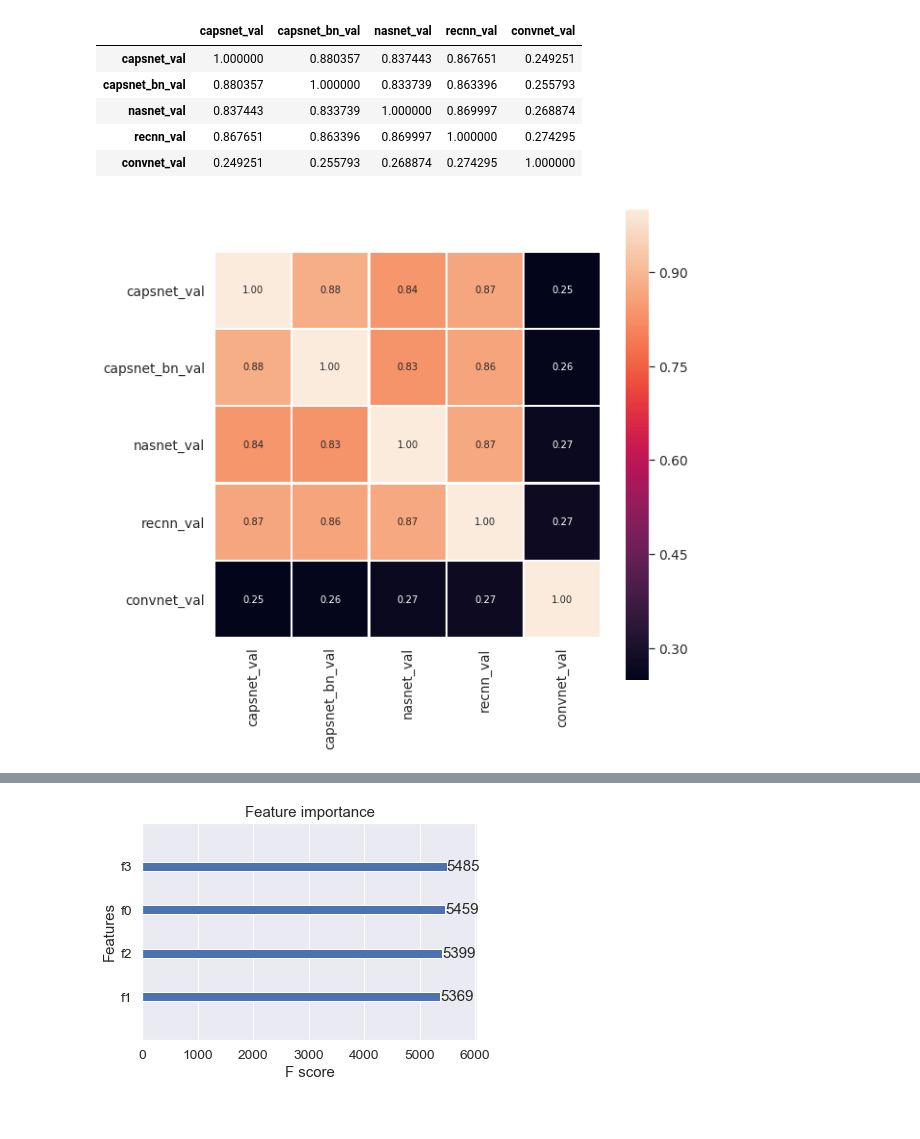
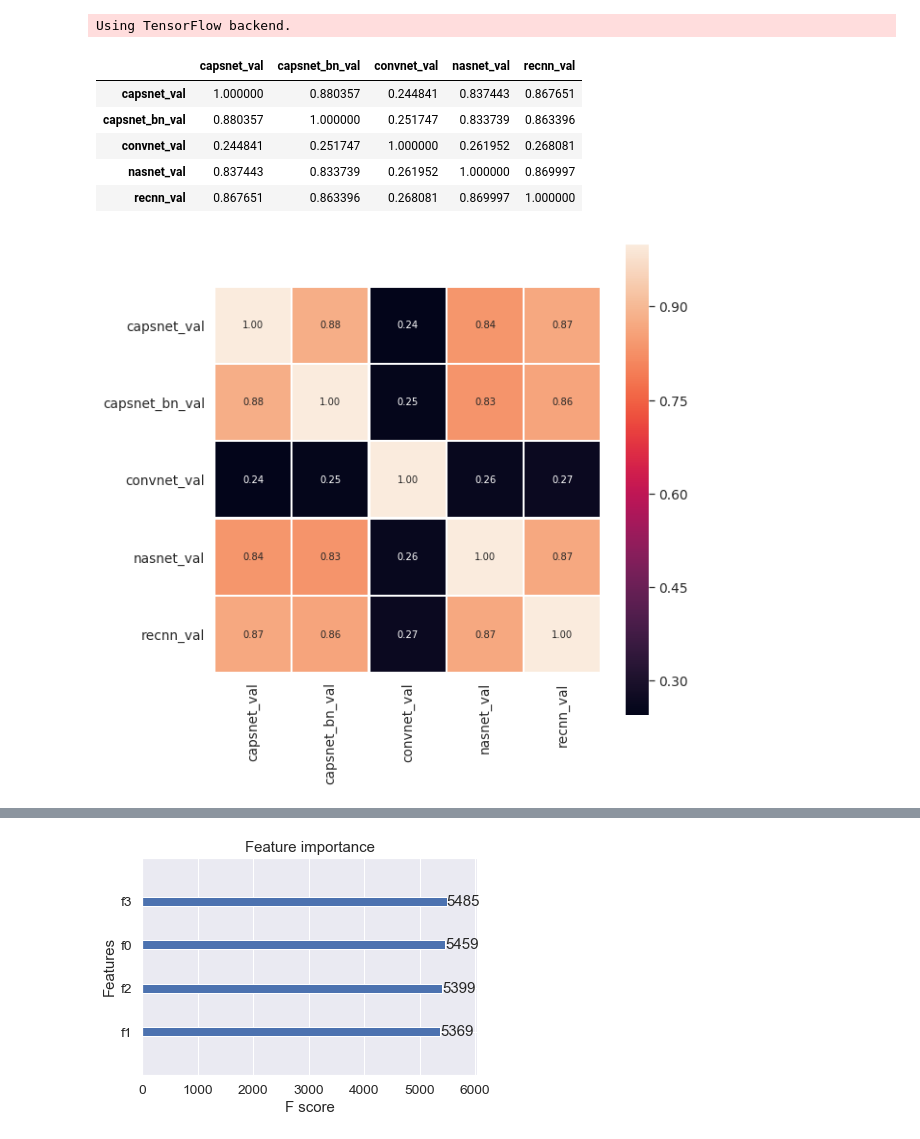
Before and after one commit to stephandooper/ismi, a Jupyter notebook: Project/XGboost_ensemble.ipynb, the cells around one changed output, grey strips where cells are left out. Drawn from its saved outputs; the diff is of its cells as text; code cells hidden in the pictures.

```diff
--- a/Project/XGboost_ensemble.ipynb
+++ b/Project/XGboost_ensemble.ipynb
@@ -8,30 +8,32 @@ from xgboost import XGBClassifier, plot_importance
 from sklearn.metrics import accuracy_score
 import seaborn as sns
 import matplotlib.pyplot as plt
+import os
+os.environ['HDF5_USE_FILE_LOCKING'] = 'FALSE'
+# %% [output]
+Using TensorFlow backend.
 # %%
 # TODO fill this cell out
 
 # Give this run a title
-run = 'capsnet_15+capsnet_bn+nasnet_15+recnn_15_aug'
+run = 'capsnet_15+capsnet_bn+nasnet_15+recnn_15_aug_klaus'
 #run = 'capsnet_15+capsnet_bn+convnet_15+nasnet_15+recnn_15_aug'
 
 # Add validation files
 capsnet_val = pd.read_csv('./ensemble/validation_capsnet_15epoch_aug.csv')
 capsnet_bn_val = pd.read_csv('./ensemble/validation_capsnet_bn_15epochs.csv')
-convnet_val = pd.read_csv('./ensemble/validation_convnet_augmentation (2).csv')
+convnet_val = pd.read_csv('./ensemble/validation_convnet_augmentation.csv')
 nasnet_val = pd.read_csv('./ensemble/validation_Nasnet_15epoch_aug.csv')
 recnn_val = pd.read_csv('./ensemble/validation_recnn_15epoch_aug_regenerated.csv')
-#datas = [capsnet_val, capsnet_bn_val, convnet_val, nasnet_val, recnn_val]
-datas = [capsnet_val, capsnet_bn_val, nasnet_val, recnn_val]
+datas = [capsnet_val, capsnet_bn_val, convnet_val, nasnet_val, recnn_val]
 
 # Add test files
 capsnet_test = pd.read_csv('./ensemble/test_capsnet_15epoch_aug.csv')
 capsnet_bn_test = pd.read_csv('./ensemble/test_capsnet_bn_15epochs.csv')
-convnet_test = pd.read_csv('./ensemble/test_convnet_augmentation (2).csv')
+convnet_test = pd.read_csv('./ensemble/test_convnet_augmentation.csv')
 nasnet_test = pd.read_csv('./ensemble/test_Nasnet_15epoch_aug.csv')
-recnn_test = pd.read_csv('./ensemble/test_recnn_15epoch_aug_regenerated.csv')
-#tests = [capsnet_test, capsnet_bn_test, convnet_test, nasnet_test, recnn_test]
-tests = [capsnet_test, capsnet_bn_test, nasnet_test, recnn_test]
+recnn_test = pd.read_csv('./ensemble/test_recnn_15epoch_augmentation.csv')
+tests = [capsnet_test, capsnet_bn_test, convnet_test, nasnet_test, recnn_test]
 # %%
 # Create x and y datasets
 x_total_train = np.stack(([x['prediction'] for x in datas]), axis=1)
@@ -44,19 +46,19 @@ x_test = np.stack(([x['prediction'] for x in tests]), axis=1)
 # %%
 # Correlation matrix on validation files
 predictions = {'capsnet_val': capsnet_val['prediction'],
               'capsnet_bn_val': capsnet_bn_val['prediction'],
+              'convnet_val': convnet_val['prediction'],
               'nasnet_val': nasnet_val['prediction'],
-              'recnn_val': recnn_val['prediction'],
-              'convnet_val': convnet_val['prediction']}
+              'recnn_val': recnn_val['prediction']}
 df_predictions = pd.DataFrame(data=predictions)
 df_predictions.corr()
 # %% [output]
-|  | capsnet_val | capsnet_bn_val | nasnet_val | recnn_val | convnet_val |
-| capsnet_val | 1.000000 | 0.880357 | 0.837443 | 0.867651 | 0.249251 |
-| capsnet_bn_val | 0.880357 | 1.000000 | 0.833739 | 0.863396 | 0.255793 |
-| nasnet_val | 0.837443 | 0.833739 | 1.000000 | 0.869997 | 0.268874 |
-| recnn_val | 0.867651 | 0.863396 | 0.869997 | 1.000000 | 0.274295 |
-| convnet_val | 0.249251 | 0.255793 | 0.268874 | 0.274295 | 1.000000 |
+|  | capsnet_val | capsnet_bn_val | convnet_val | nasnet_val | recnn_val |
+| capsnet_val | 1.000000 | 0.880357 | 0.244841 | 0.837443 | 0.867651 |
+| capsnet_bn_val | 0.880357 | 1.000000 | 0.251747 | 0.833739 | 0.863396 |
+| convnet_val | 0.244841 | 0.251747 | 1.000000 | 0.261952 | 0.268081 |
+| nasnet_val | 0.837443 | 0.833739 | 0.261952 | 1.000000 | 0.869997 |
+| recnn_val | 0.867651 | 0.863396 | 0.268081 | 0.869997 | 1.000000 |
 # %%
 # Plot validation correlations
 plt.figure(figsize=(9, 9))
@@ -68,7 +70,7 @@ sns.heatmap(df_predictions.corr(), linewidths=1.5, annot=True, square=True,
 plt.yticks(rotation=0)
 plt.show()
 # %% [output]
-[figure, old version]
+[figure, new version]
 # %%
 # Correlation matrix on test files
 predictions = {'capsnet_test': capsnet_test['prediction'],
```
Also changed, not shown: parts of 4 cells of this notebook, 9 other files.
